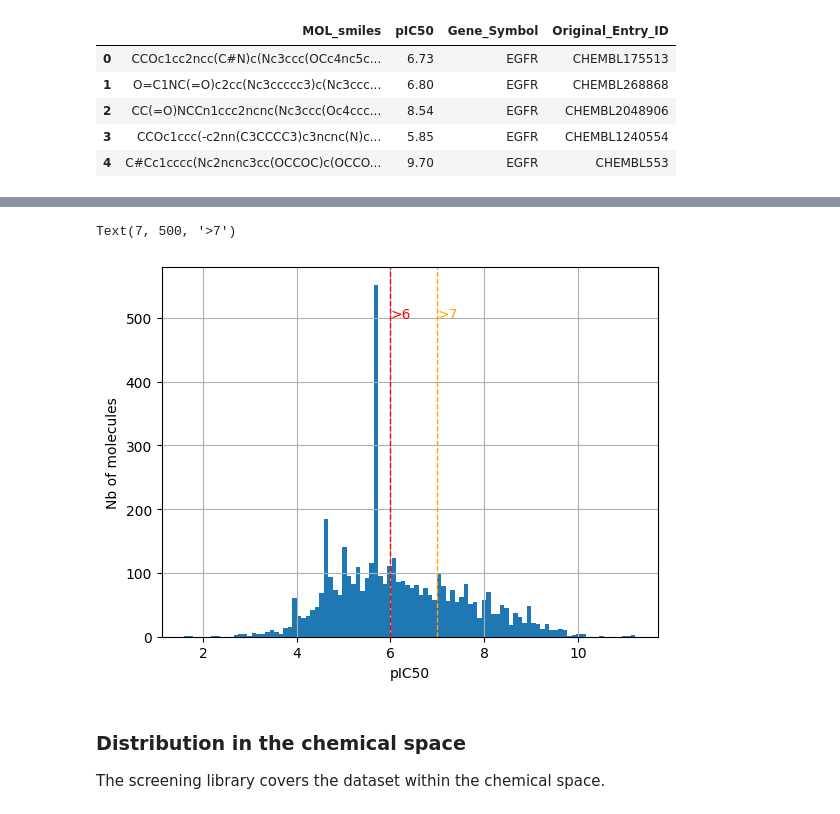
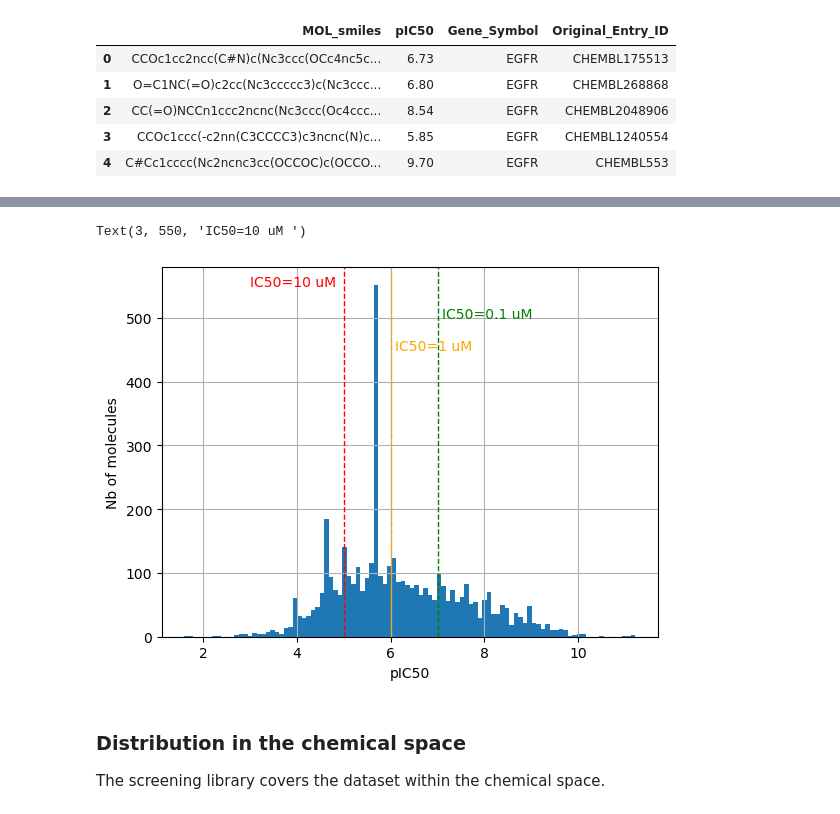
Before and after one commit to valence-labs/mtl_summer_school_2024, a Jupyter notebook: Lab1/01_lab1_code.ipynb, the cells around one changed output, grey strips where cells are left out. Drawn from its saved outputs; the diff is of its cells as text; code cells hidden in the pictures.

```diff
--- a/Lab1/01_lab1_code.ipynb
+++ b/Lab1/01_lab1_code.ipynb
@@ -86,16 +99,18 @@ Shape of dataframe :  (4396, 4)
 # %%
 from matplotlib import pyplot as plt
 
 fig = data[data_col].hist(bins=100)
 plt.xlabel("pIC50")
 plt.ylabel("Nb of molecules")
-fig.axvline(6, color="red", linestyle="dashed", linewidth=1)
-fig.annotate(">6", xy=(6, 500), xytext=(6, 500), color="red")
-fig.axvline(7, color="orange", linestyle="dashed", linewidth=1)
-fig.annotate(">7", xy=(7, 500), xytext=(7, 500), color="orange")
+fig.axvline(6, color="orange", linestyle="dashed", linewidth=1)
+fig.annotate("IC50=1 uM", xy=(6, 450), xytext=(6.1, 450), color="orange")
+fig.axvline(7, color="green", linestyle="dashed", linewidth=1)
+fig.annotate("IC50=0.1 uM ", xy=(7, 500), xytext=(7.1, 500), color="green")
+fig.axvline(5, color="red", linestyle="dashed", linewidth=1)
+fig.annotate("IC50=10 uM ", xy=(3, 550), xytext=(3, 550), color="red")
 # %% [output]
-Text(7, 500, '>7')
+Text(3, 550, 'IC50=10 uM ')
-[figure, old version]
+[figure, new version]
 # %% [markdown]
 ### Distribution in the chemical space
 The screening library covers the dataset within the chemical space.
```
Also changed, not shown: parts of 63 cells of this notebook.
